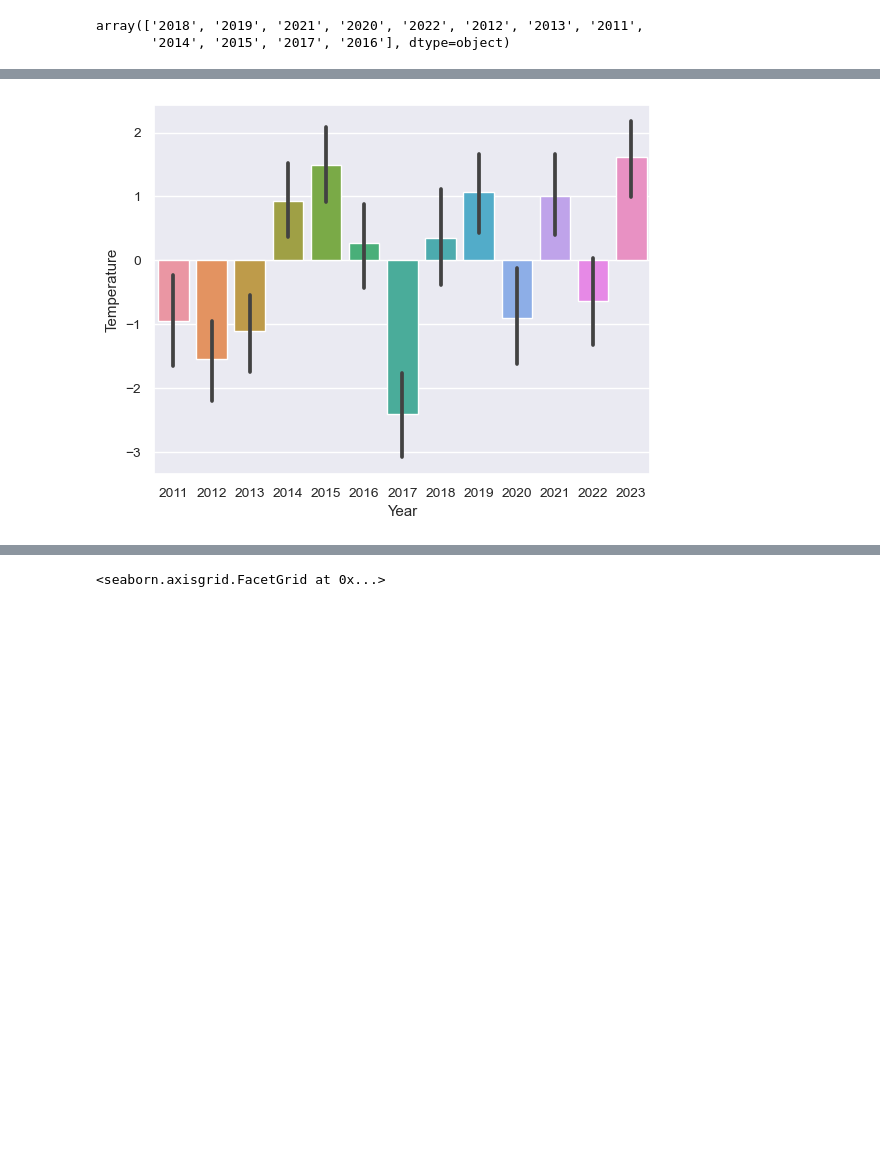
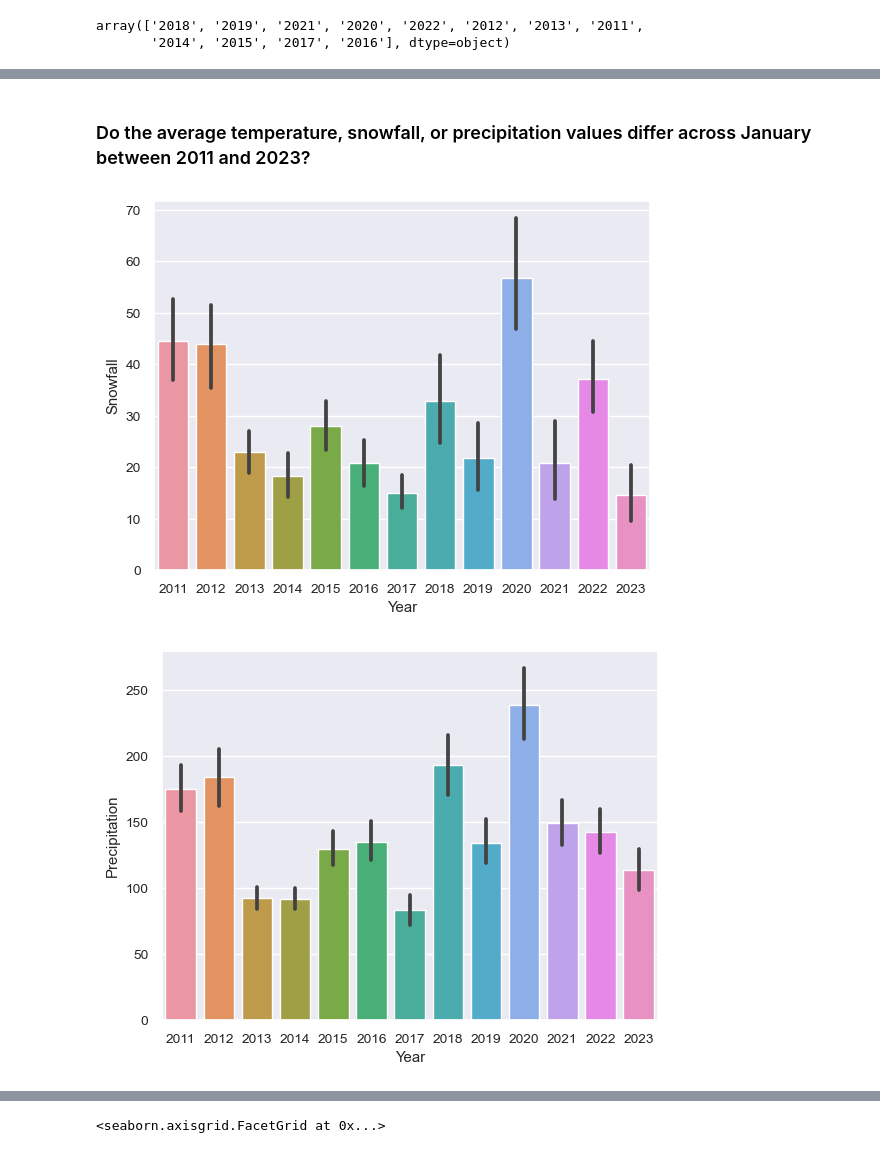
Before and after one commit to ubco-W2022T2-data301/project-group33, a Jupyter notebook: analysis/analysis1.ipynb, the cells around one changed output, grey strips where cells are left out. Drawn from its saved outputs; the diff is of its cells as text; code cells hidden in the pictures; blank space fills up the shorter version.

```diff
--- a/analysis/analysis1.ipynb
+++ b/analysis/analysis1.ipynb
@@ -96,6 +101,7 @@ plot = sns.boxplot(x=wellbeingindex['Education'],
 # %%
 #import and concat the climate files with a loop
-files= (glob('/Users/allysawebber/Documents/School/data301/data/*'))
+#winter data
+files= (glob('/Users/allysawebber/Documents/School/data301/project-group33/data/raw/winterdata/*'))
 df_list=[]
 
 for i in files:
@@ -272,9 +201,22 @@ snowfall_plot = sns.barplot(y=df['Precip'],
+# %% [markdown]
+### Do the average temperature, snowfall, or precipitation values differ across January between 2011 and 2023?
 # %%
-#look at temperature in january across the years
+
+sns.set(font_scale=.9)
+snowfall_plot = sns.barplot(y=df['Snow'],
+                                      x = df['year']
+                                     ).set(ylabel='Snowfall', xlabel='Year')
+plt.show(snowfall_plot)
+precip_plot = sns.barplot(y=df['Precip'],
+                                      x = df['year']
+                                 ).set(ylabel='Precipitation', xlabel='Year')
+plt.show(precip_plot)
 sns.set_style("whitegrid",{'axes.grid' : False})
 sns.set(font_scale=.9)
 temp_plot = sns.barplot(y=df['Temp'],
                                       x = df['year']
                                      ).set(ylabel='Temperature', xlabel='Year')
+plt.show(temp_plot)
 # %% [output]
-[figure, old version]
+[figure, new version]
+[figure, added]
```
Also changed, not shown: parts of 33 cells of this notebook, 30 other files.
